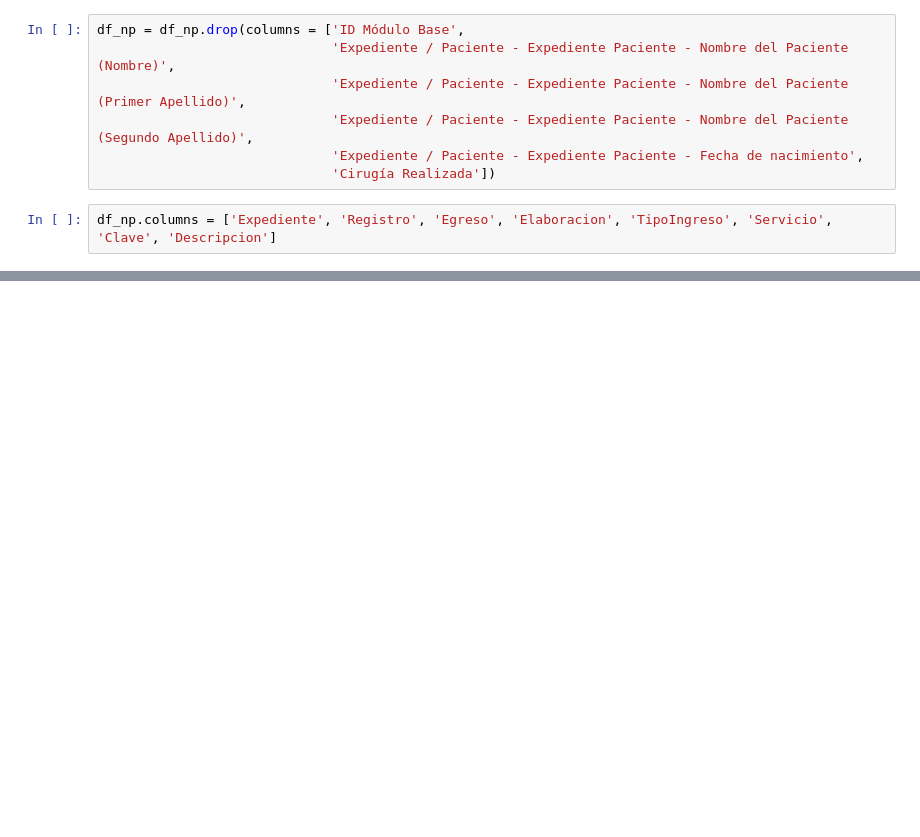
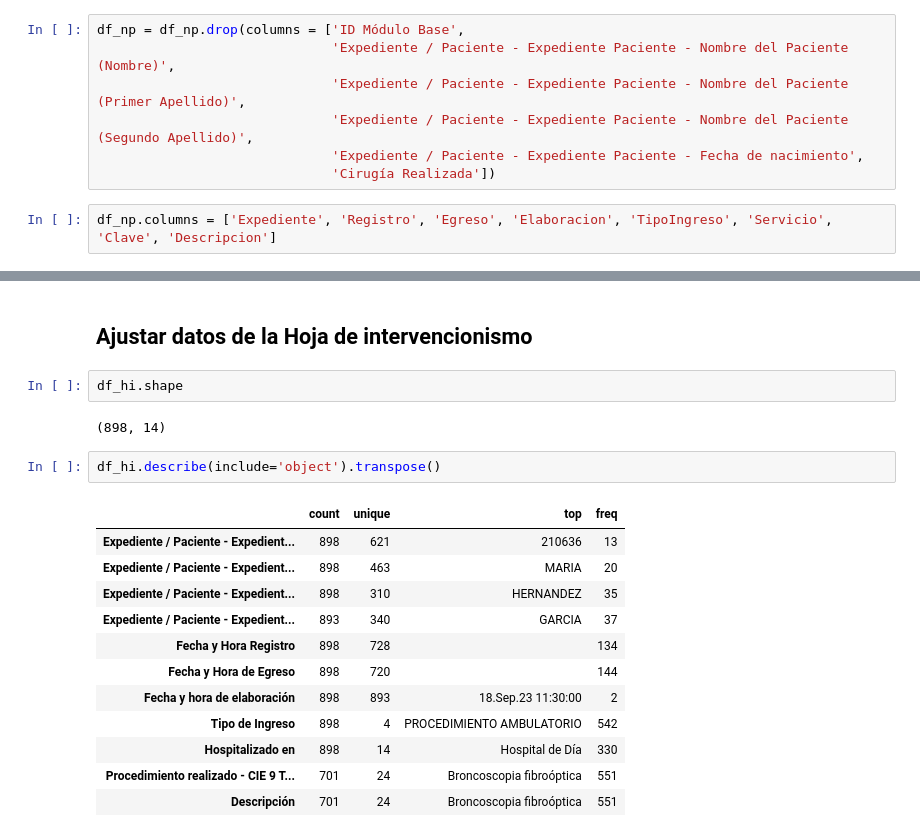
Before and after one commit to genomorro/tic-iner, a Jupyter notebook: main.ipynb, the cells around one changed output, grey strips where cells are left out. Drawn from its saved outputs; the diff is of its cells as text; blank space fills up the shorter version.

```diff
--- a/main.ipynb
+++ b/main.ipynb
@@ -173,0 +194,21 @@ df_np.info
+# %% [markdown]
+## Ajustar datos de la Hoja de intervencionismo
+# %%
+df_hi.shape
+# %% [output]
+(898, 14)
+# %%
+df_hi.describe(include='object').transpose()
+# %% [output]
+|  | count | unique | top | freq |
+| Expediente / Paciente - Expedient... | 898 | 621 | 210636 | 13 |
+| Expediente / Paciente - Expedient... | 898 | 463 | MARIA | 20 |
+| Expediente / Paciente - Expedient... | 898 | 310 | HERNANDEZ | 35 |
+| Expediente / Paciente - Expedient... | 893 | 340 | GARCIA | 37 |
+| Fecha y Hora Registro | 898 | 728 |  | 134 |
+| Fecha y Hora de Egreso | 898 | 720 |  | 144 |
+| Fecha y hora de elaboración | 898 | 893 | 18.Sep.23 11:30:00 | 2 |
+| Tipo de Ingreso | 898 | 4 | PROCEDIMIENTO AMBULATORIO | 542 |
+| Hospitalizado en | 898 | 14 | Hospital de Día | 330 |
+| Procedimiento realizado - CIE 9 T... | 701 | 24 | Broncoscopia fibroóptica | 551 |
+| Descripción | 701 | 24 | Broncoscopia fibroóptica | 551 |
```
Also changed, not shown: parts of 11 cells of this notebook.
